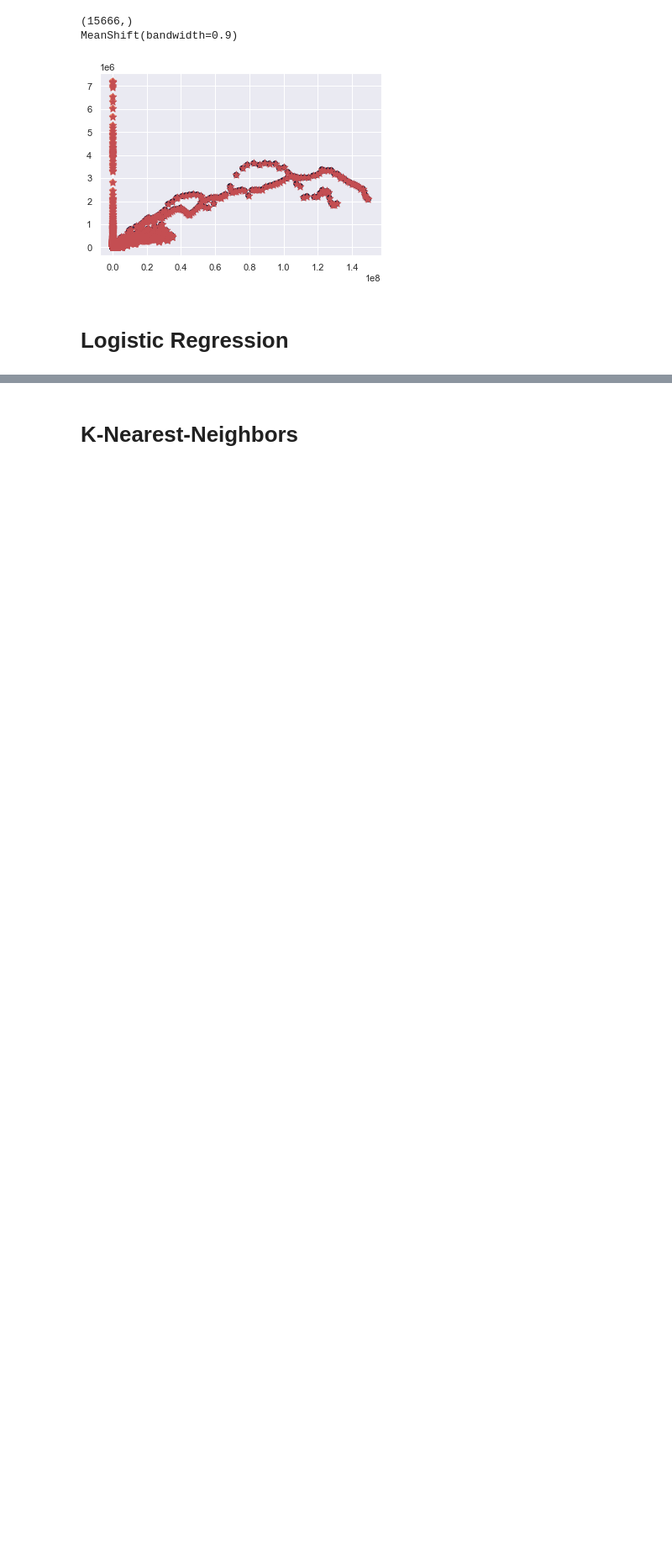
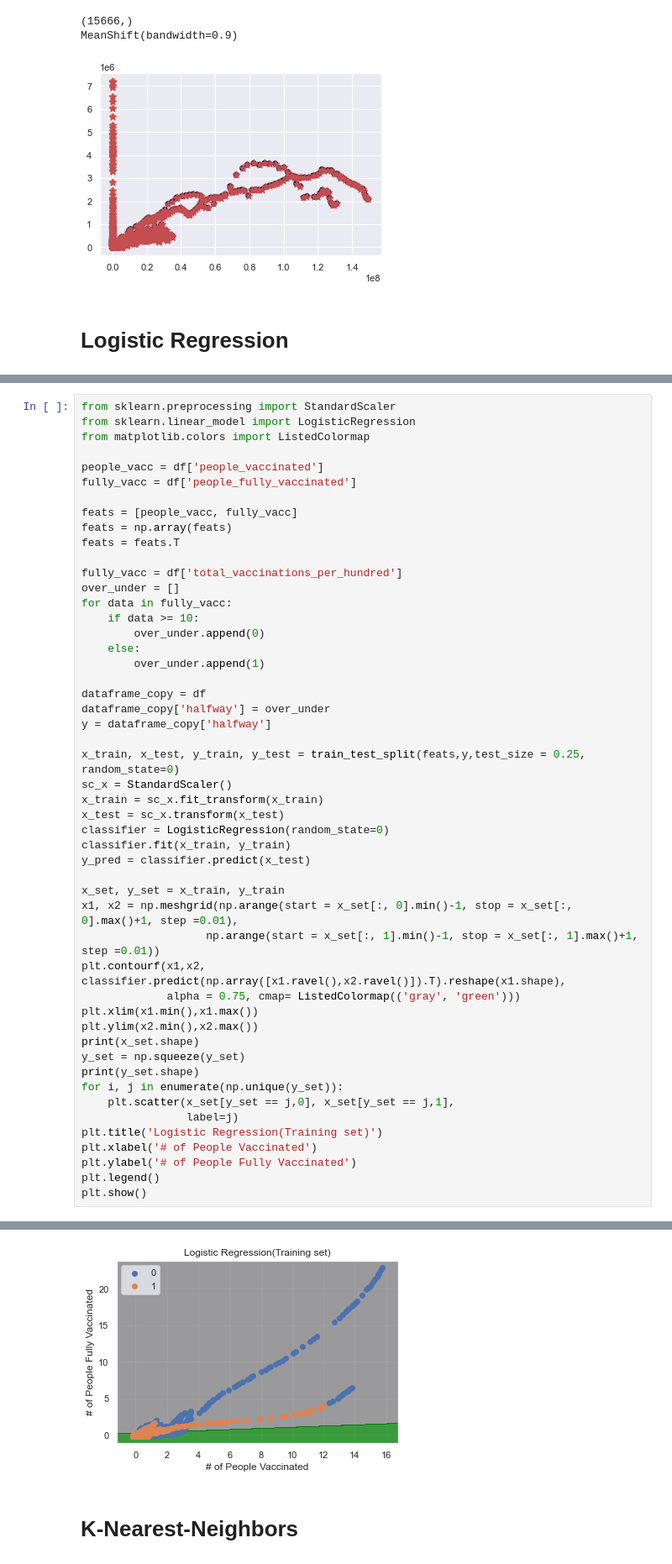
Before and after one commit to martian0718/covid-19-vaccine, a Jupyter notebook: main.ipynb, the cells around one changed output, grey strips where cells are left out. Shown at 84% size. Cells and saved outputs as stored; diff of their text form; blank space fills up the shorter version.

```diff
--- a/main.ipynb
+++ b/main.ipynb
@@ -333,0 +412,51 @@ MeanShift(bandwidth=0.9)
+# %%
+from sklearn.preprocessing import StandardScaler
+from sklearn.linear_model import LogisticRegression
+from matplotlib.colors import ListedColormap
+
+people_vacc = df['people_vaccinated']
+fully_vacc = df['people_fully_vaccinated']
+
+feats = [people_vacc, fully_vacc]
+feats = np.array(feats)
+feats = feats.T
+
+fully_vacc = df['total_vaccinations_per_hundred']
+over_under = []
+for data in fully_vacc:
+    if data >= 10:
+        over_under.append(0)
+    else:
+        over_under.append(1)
+
+dataframe_copy = df
+dataframe_copy['halfway'] = over_under
+y = dataframe_copy['halfway']
+
+x_train, x_test, y_train, y_test = train_test_split(feats,y,test_size = 0.25, random_state=0)
+sc_x = StandardScaler()
+x_train = sc_x.fit_transform(x_train)
+x_test = sc_x.transform(x_test)
+classifier = LogisticRegression(random_state=0)
+classifier.fit(x_train, y_train)
+y_pred = classifier.predict(x_test)
+
+x_set, y_set = x_train, y_train
+x1, x2 = np.meshgrid(np.arange(start = x_set[:, 0].min()-1, stop = x_set[:, 0].max()+1, step =0.01),
+                   np.arange(start = x_set[:, 1].min()-1, stop = x_set[:, 1].max()+1, step =0.01))
+plt.contourf(x1,x2, classifier.predict(np.array([x1.ravel(),x2.ravel()]).T).reshape(x1.shape),
+             alpha = 0.75, cmap= ListedColormap(('gray', 'green')))
+plt.xlim(x1.min(),x1.max())
+plt.ylim(x2.min(),x2.max())
+print(x_set.shape)
+y_set = np.squeeze(y_set)
+print(y_set.shape)
+for i, j in enumerate(np.unique(y_set)):
+    plt.scatter(x_set[y_set == j,0], x_set[y_set == j,1],
+                label=j)
+plt.title('Logistic Regression(Training set)')
+plt.xlabel('# of People Vaccinated')
+plt.ylabel('# of People Fully Vaccinated')
+plt.legend()
+plt.show()
+# %% [output]
@@ -334,3 +465,4 @@ MeanShift(bandwidth=0.9)
+[figure, added]
 # %% [markdown]
 # K-Nearest-Neighbors
 # %%
```
Also changed, not shown: parts of 10 cells of this notebook.
